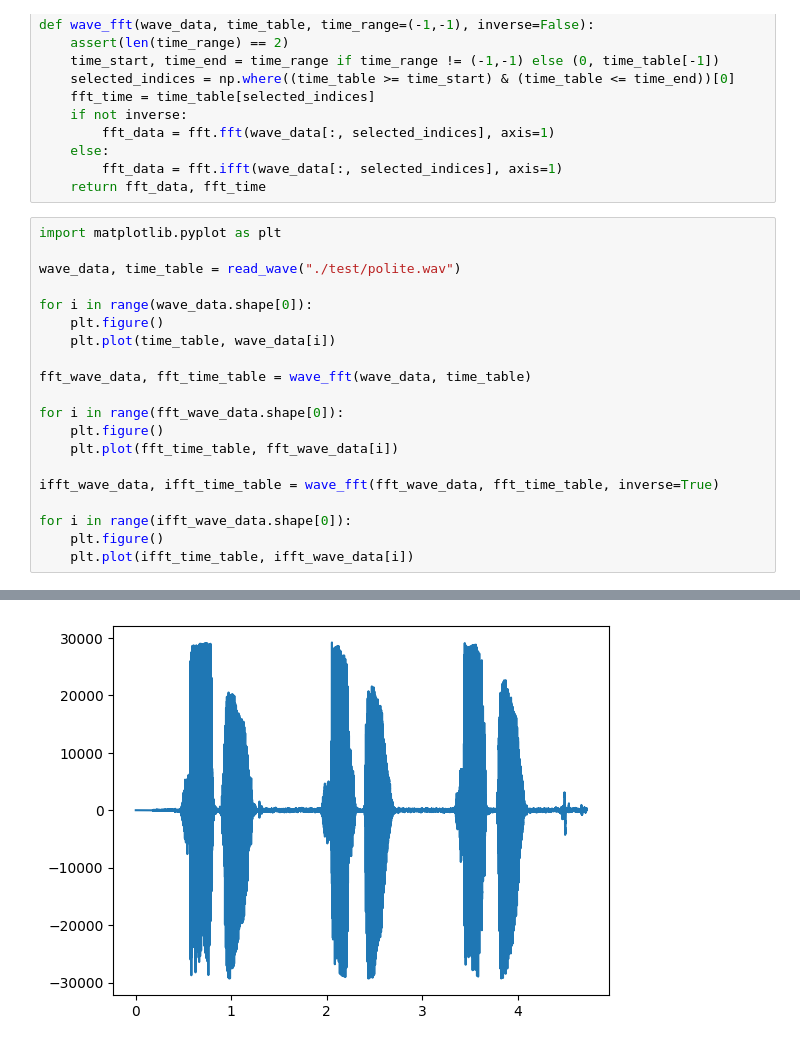
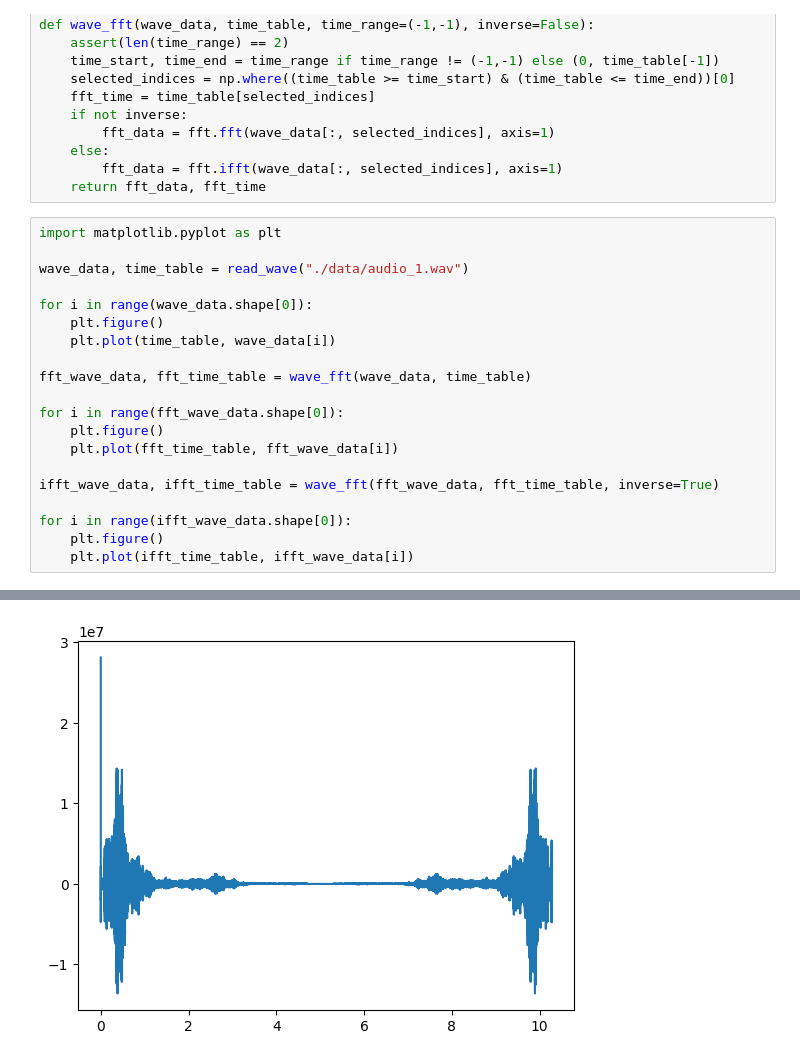
Before and after one commit to Henry-Sky/ASR-Learning, a Jupyter notebook: Exper/Exper01/exper01.ipynb, the cells around one changed output, grey strips where cells are left out. Cells and saved outputs as stored; diff of their text form.

```diff
--- a/Exper/Exper01/exper01.ipynb
+++ b/Exper/Exper01/exper01.ipynb
@@ -41,7 +41,7 @@ def wave_fft(wave_data, time_table, time_range=(-1,-1), inverse=False):
 # %%
 import matplotlib.pyplot as plt
 
-wave_data, time_table = read_wave("./test/polite.wav")
+wave_data, time_table = read_wave("./data/audio_1.wav")
 
 for i in range(wave_data.shape[0]):
     plt.figure()
@@ -63 +63 @@ for i in range(ifft_wave_data.shape[0]):
-[figure, old version]
+[figure, new version]
```
Also changed, not shown: parts of 1 cell of this notebook, 11 other files.
